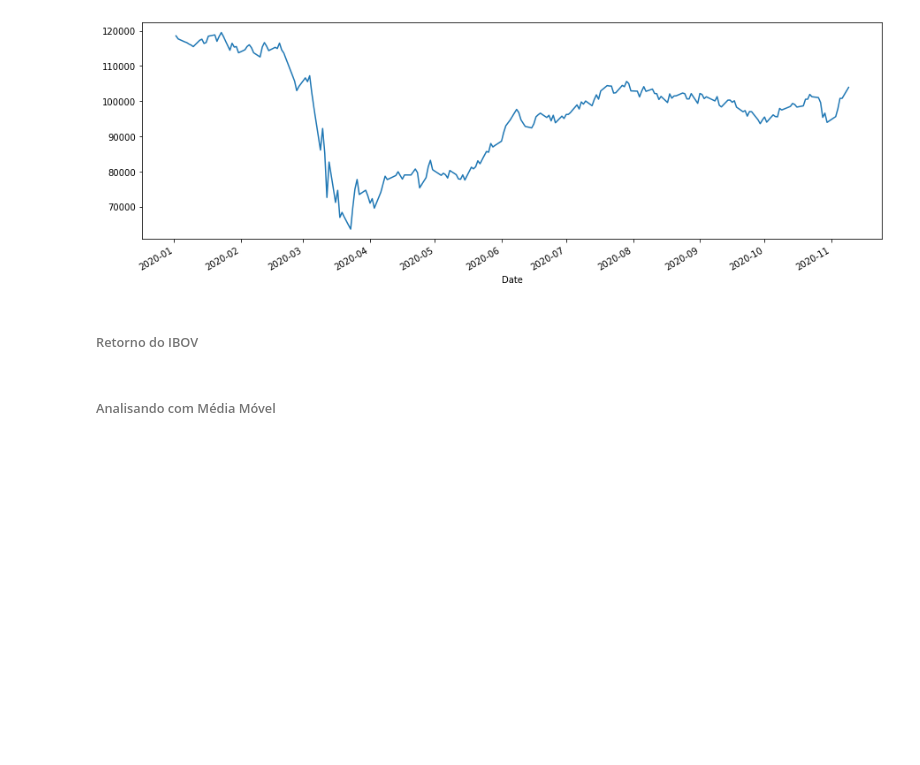
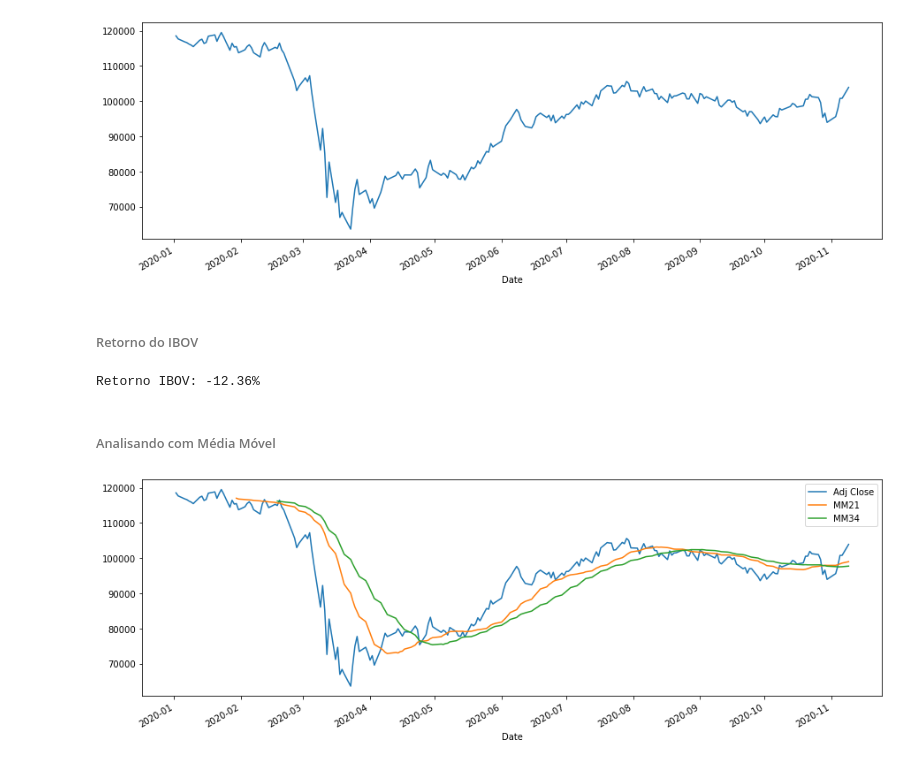
Before and after one commit to gsoaresdz/financas, a Jupyter notebook: main.ipynb, the cells around one changed output. Saved outputs shown, nothing was run; the diff lists cells and outputs as text; code cells hidden in the pictures; blank space fills up the shorter version.

Commit message:
Retorno IBOV e Média Móvel

```diff
--- a/main.ipynb
+++ b/main.ipynb
@@ -52,5 +52,18 @@ cotacao_ibov['Adj Close'].plot(figsize=(15,5))
 [figure]
 # %% [markdown]
 ###### Retorno do IBOV
+# %%
+retorno_ibov = cotacao_ibov['Adj Close'][-1] / cotacao_ibov['Adj Close'][0] - 1
+print('Retorno IBOV: {:.2%}'.format(retorno_ibov))
+# %% [output]
+Retorno IBOV: -12.36%
 # %% [markdown]
 ###### Analisando com Média Móvel
+# %%
+cotacao_ibov['Adj Close'].plot(figsize=(15,5))
+cotacao_ibov['Adj Close'].rolling(21).mean().plot(label='MM21')
+cotacao_ibov['Adj Close'].rolling(34).mean().plot(label='MM34')
+plt.legend()
+plt.show()
+# %% [output]
+[figure, added]
```
